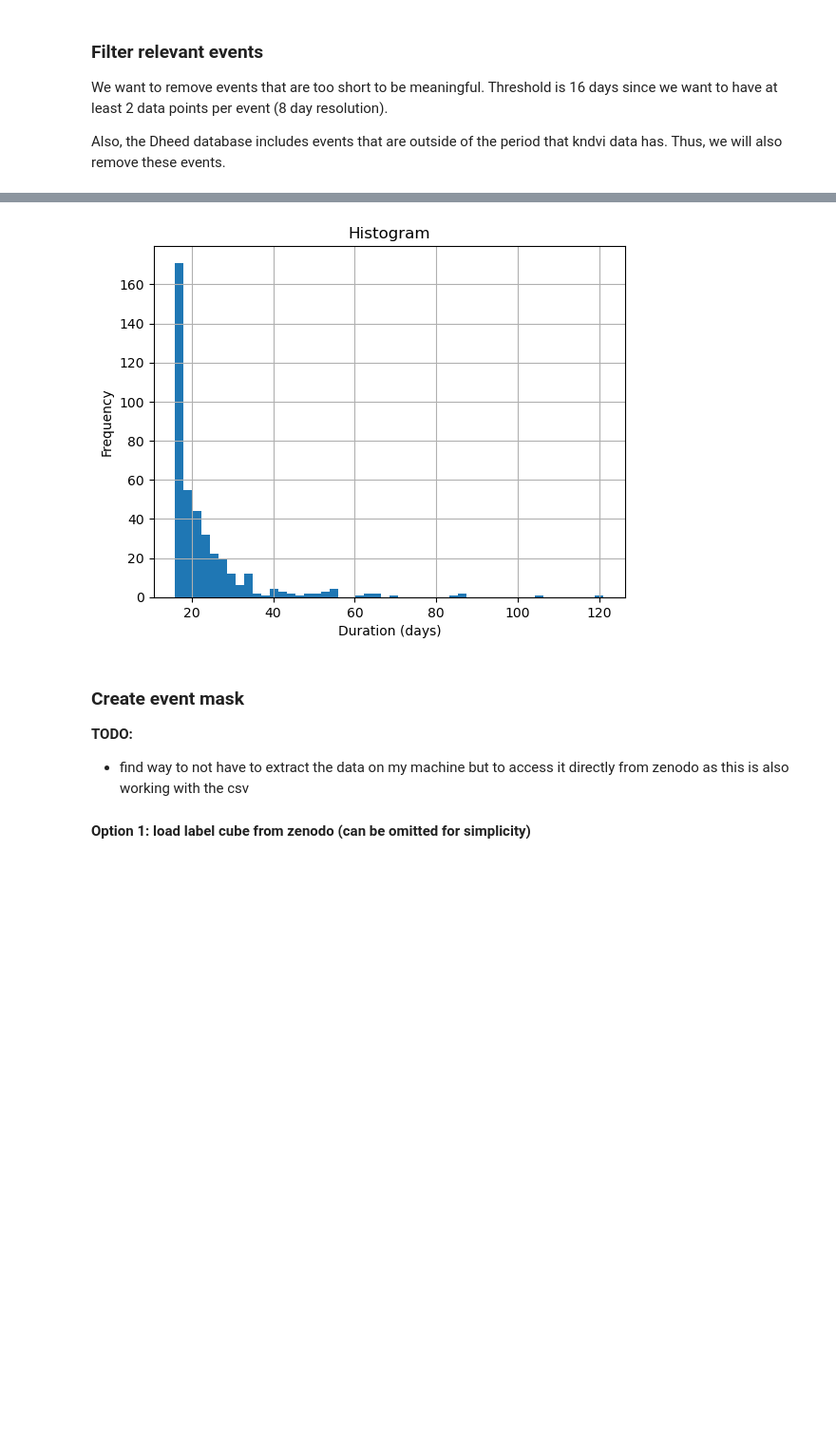
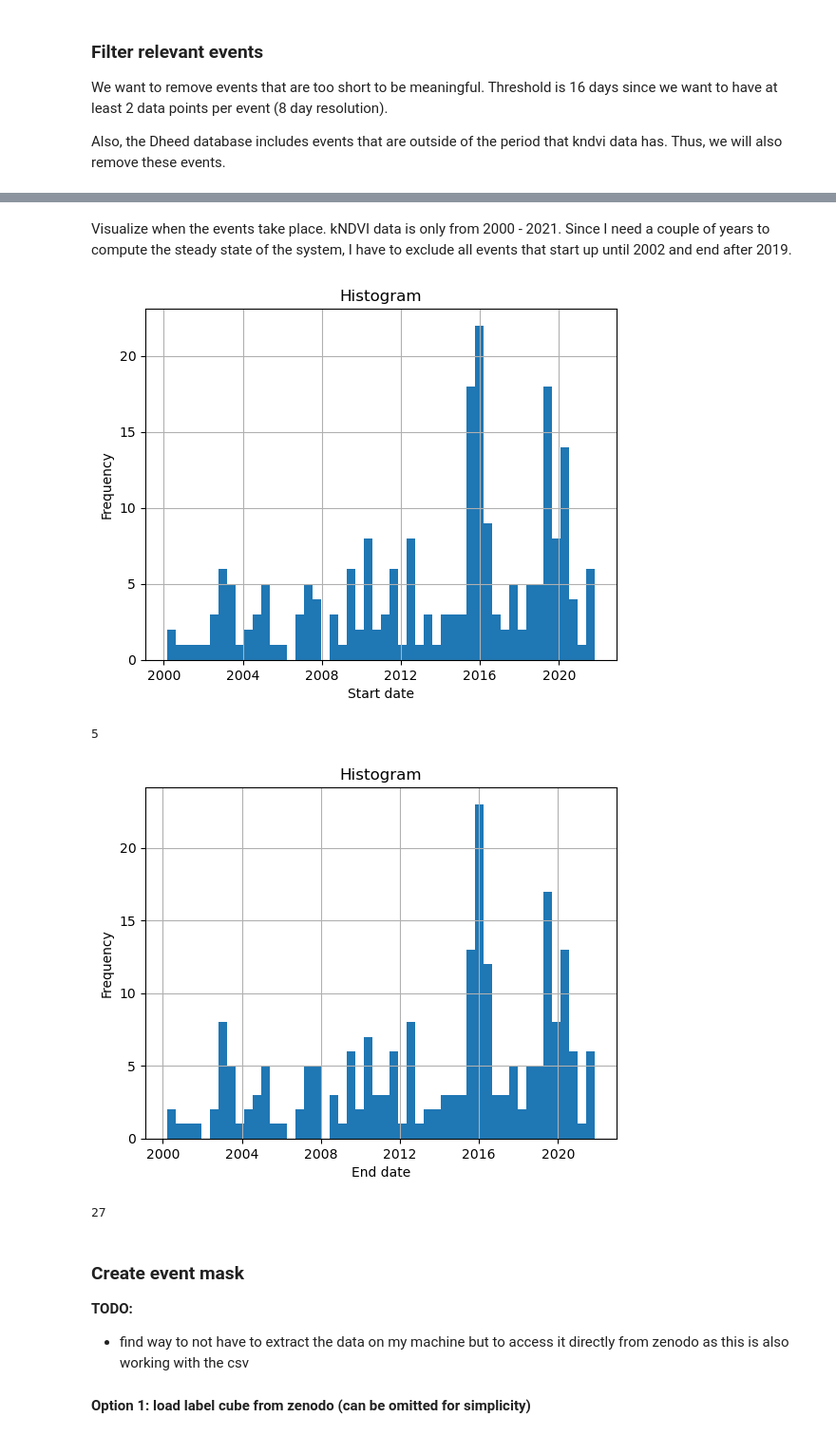
Before and after one commit to bgrandt/masters_thesis, a Jupyter notebook: 1_data_exploration.ipynb, the cells around one changed output, grey strips where cells are left out. Shown at 95% size. Cells and saved outputs as stored; diff of their text form; code cells hidden in the pictures; blank space fills up the shorter version.

```diff
--- a/1_data_exploration.ipynb
+++ b/1_data_exploration.ipynb
@@ -133,15 +129,30 @@ np.float64(23.662591687041566)
-# %%
-np.median(df_chd_filtered['duration_days']
-          )
-
-#histogram of duration_days
-df_chd_filtered['duration_days'].hist(bins=50)
-plt.xlabel('Duration (days)')
-plt.ylabel('Frequency')
-plt.title('Histogram')
-plt.show()
-# %% [output]
-[figure, removed]
+# %% [markdown]
+Visualize when the events take place. kNDVI data is only from 2000 - 2021. Since I need a couple of years to compute the steady state of the system, I have to exclude all events that start up until 2002 and end after 2019.
+# %%
+# histogram of start dates
+df_chd_filtered['start_time'].hist(bins=50)
+plt.xlabel('Start date')
+plt.ylabel('Frequency')
+plt.title('Histogram')
+plt.show()
+
+# Print number of events that start before 2002
+print(len(df_chd_filtered[df_chd_filtered['start_time'].dt.year < 2002]))
+
+# histogram of end dates
+df_chd_filtered['end_time'].hist(bins=50)
+plt.xlabel('End date')
+plt.ylabel('Frequency')
+plt.title('Histogram')
+plt.show()
+
+# Print number of events that end after 2019
+print(len(df_chd_filtered[df_chd_filtered['end_time'].dt.year > 2019]))
+# %% [output]
+[figure, added]
+5
+[figure, added]
+27
 # %% [markdown]
 ### Create event mask
 
```
Also changed, not shown: parts of 8 cells of this notebook, 2 other files.
